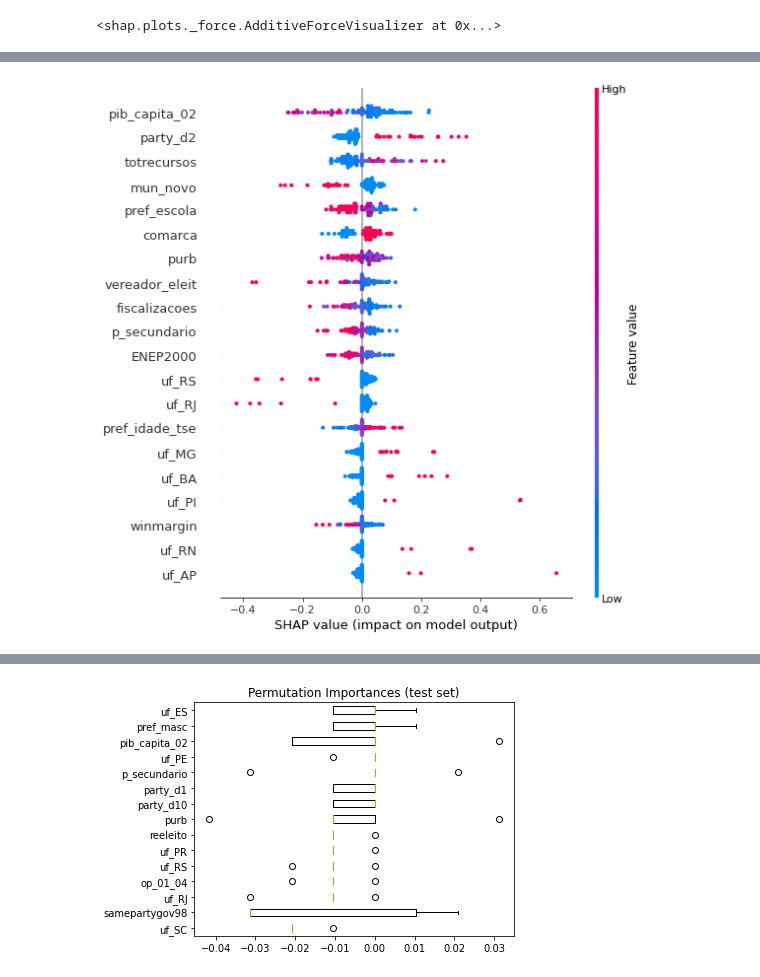
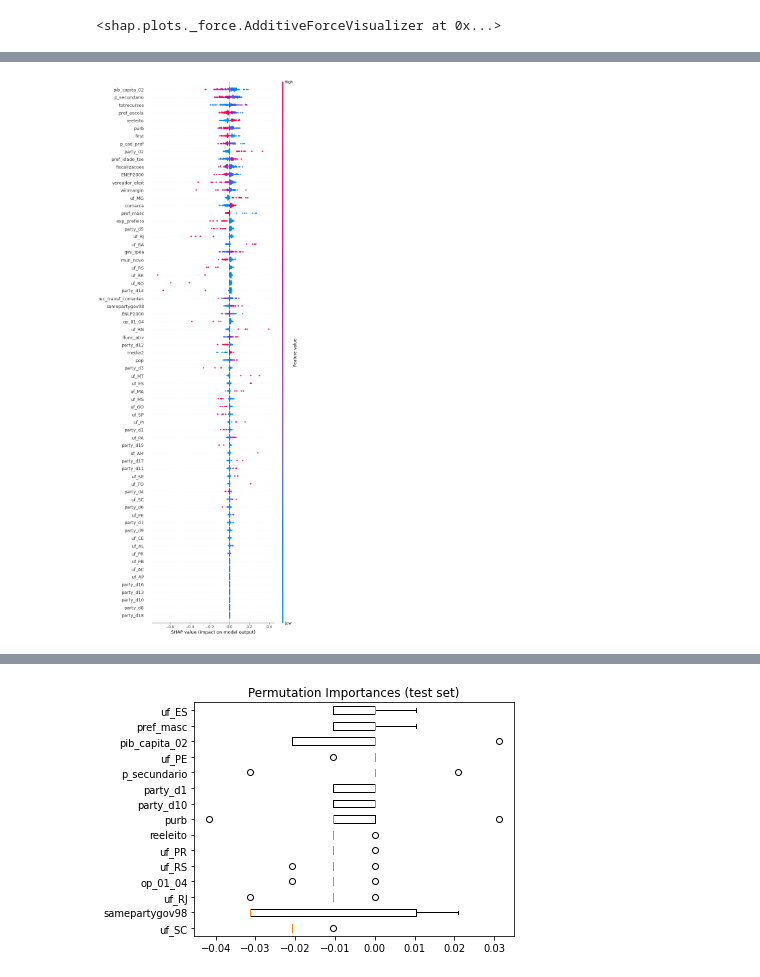
Before and after one commit to paulorobertolds/Bootcamp_corruption, a Jupyter notebook: Copy_of_Cópia_de_Análise_do_projeto_com_Voting_Gridsearch_Baysean_Over_sampling.ipynb, the cells around one changed output, grey strips where cells are left out. Saved outputs shown, nothing was run; the diff lists cells and outputs as text; code cells hidden in the pictures.

```diff
--- a/Copy_of_Cópia_de_Análise_do_projeto_com_Voting_Gridsearch_Baysean_Over_sampling.ipynb
+++ b/Copy_of_Cópia_de_Análise_do_projeto_com_Voting_Gridsearch_Baysean_Over_sampling.ipynb
@@ -693,9 +716,9 @@ shap.summary_plot(shap_values,
 # %%
 shap.initjs()
-shap.summary_plot(shap_values, X_test)
+shap.summary_plot(shap_values, X_test,max_display=70)
 # %% [output]
 [interactive output not drawn]
-[figure, old version]
+[figure, new version]
 # %%
 shap.initjs()
 shap.dependence_plot(ind='pib_capita_02', interaction_index='purb',
```
Also changed, not shown: parts of 4 cells of this notebook.
